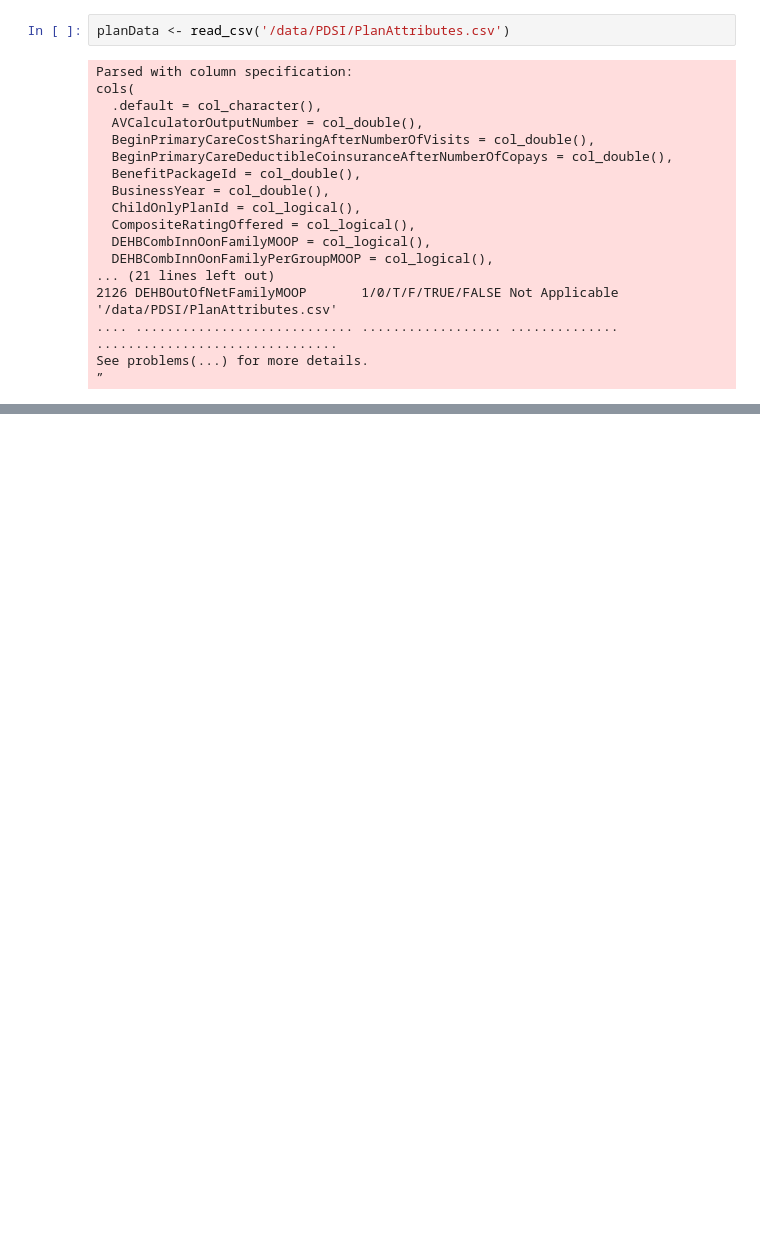
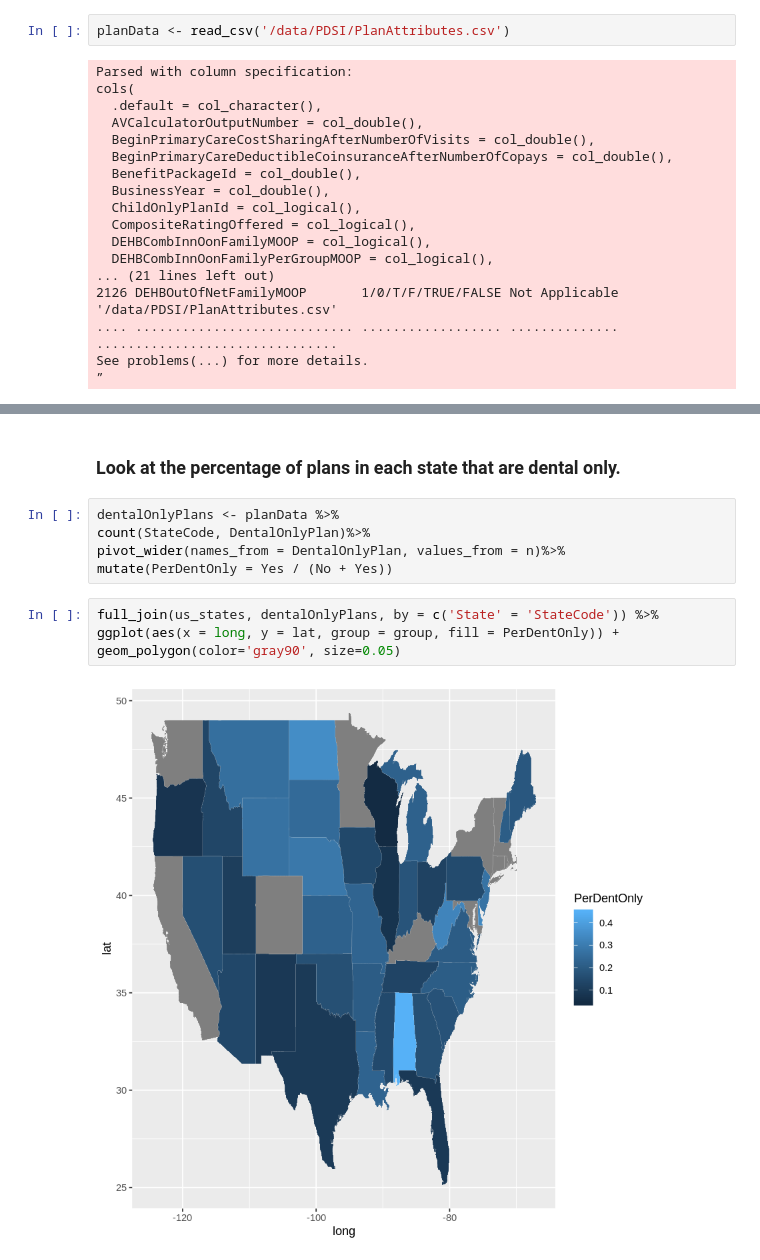
Before and after one commit to bryanjonas/HealthInsuranceEDA, a Jupyter notebook: PlansVaryStates.ipynb, the cells around one changed output, grey strips where cells are left out. Saved outputs shown, nothing was run; the diff lists cells and outputs as text; blank space fills up the shorter version.

```diff
--- a/PlansVaryStates.ipynb
+++ b/PlansVaryStates.ipynb
@@ -68,0 +100,13 @@ guides(fill = FALSE)
+# %% [markdown]
+### Look at the percentage of plans in each state that are dental only.
+# %%
+dentalOnlyPlans <- planData %>%
+count(StateCode, DentalOnlyPlan)%>%
+pivot_wider(names_from = DentalOnlyPlan, values_from = n)%>%
+mutate(PerDentOnly = Yes / (No + Yes))
+# %%
+full_join(us_states, dentalOnlyPlans, by = c('State' = 'StateCode')) %>%
+ggplot(aes(x = long, y = lat, group = group, fill = PerDentOnly)) +
+geom_polygon(color='gray90', size=0.05)
+# %% [output]
+[figure, added]
```
Also changed, not shown: parts of 12 cells of this notebook, 1 other file.
